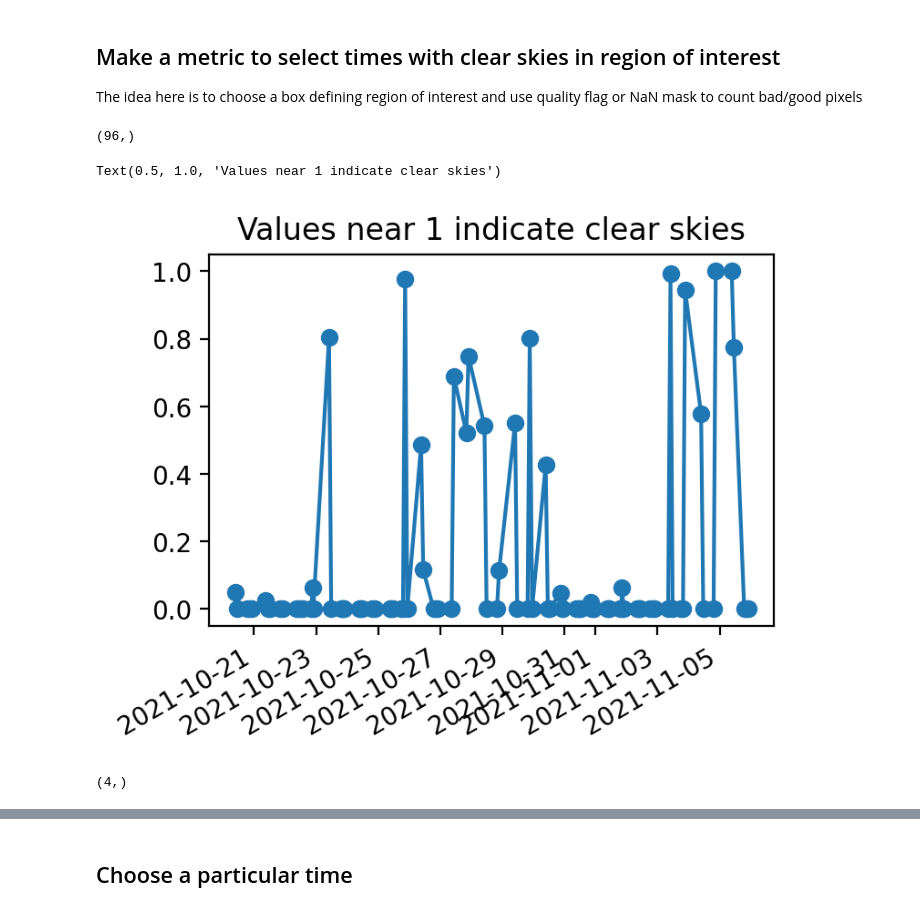
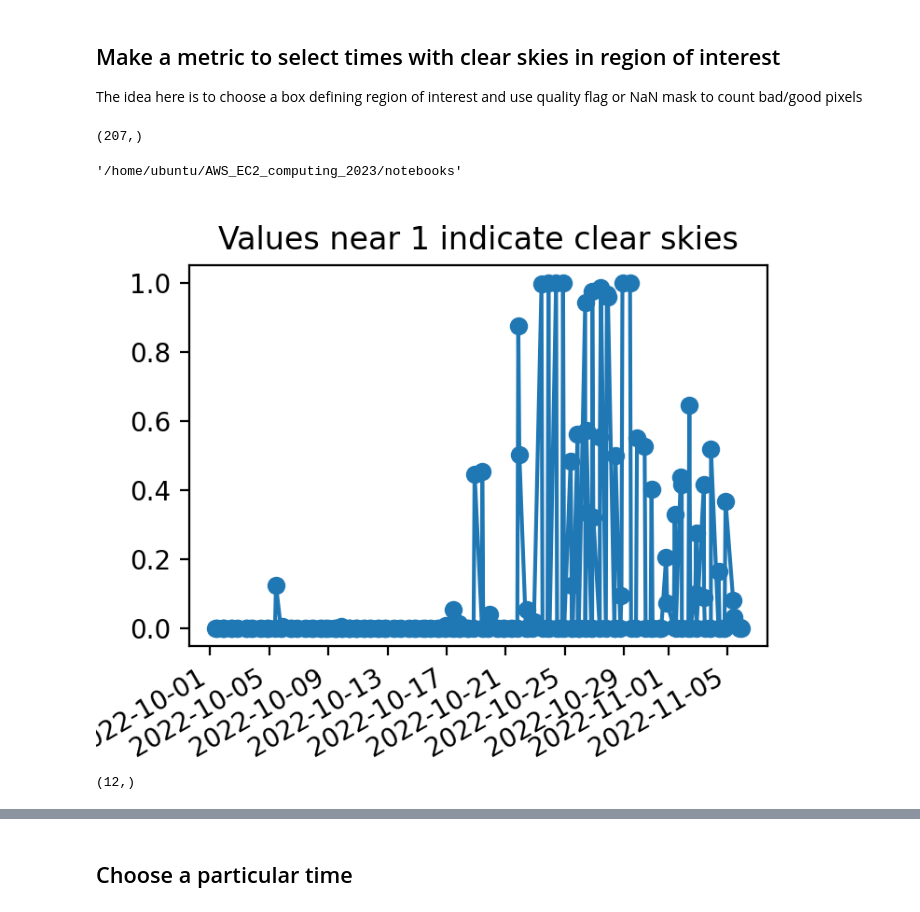
Before and after one commit to jtomfarrar/AWS_EC2_computing_2023, a Jupyter notebook: notebooks/find_VIIRS_SST.ipynb, the cells around one changed output, grey strips where cells are left out. Drawn from its saved outputs; the diff is of its cells as text; code cells hidden in the pictures.

```diff
--- a/notebooks/find_VIIRS_SST.ipynb
+++ b/notebooks/find_VIIRS_SST.ipynb
@@ -115,11 +120,18 @@ type(fs)
 s3fs.core.S3FileSystem
 # %%
 # Center location
-site = 'S-MODE'
+#site = 'S-MODE'
+site = 'S-MODE IOP1'
+#site = 'SPURS-1'
 
 if site == 'S-MODE':
     lon0 = -123.5
     lat0 = 37.5
+    dlon = 2.5 # half of box width in lon
+    dlat = 1.5 # half of box width in lat
+elif site == 'S-MODE IOP1':
+    lon0 = -124.5
+    lat0 = 37
     dlon = 2.5 # half of box width in lon
     dlat = 1.5 # half of box width in lat
 elif site == 'SPURS-2':
@@ -127,7 +139,7 @@ elif site == 'SPURS-2':
     lat0 = 10
     dlon = 1.5 # half of box width in lon
     dlat = 1.5 # half of box width in lat
-elif site == 'SPURS-2':
+elif site == 'SPURS-1':
     lon0 = -38
     lat0 = 25
     dlon = 1.5 # half of box width in lon
@@ -142,11 +154,14 @@ lat_max = lat0 + dlat
 if site == 'S-MODE':
     start_time = '2021-10-20T00:00:00Z'
     end_time = '2021-11-6T00:00:00Z'
+elif site == 'S-MODE IOP1':
+    start_time = '2022-10-01T00:00:00Z'#
+    end_time = '2022-11-6T00:00:00Z'
 elif site == 'SPURS-2':
-    start_time = '2016-8-20T00:00:00Z'
+    start_time = '2017-1-05T00:00:00Z'#'2016-8-20T00:00:00Z'
     end_time = '2017-11-6T00:00:00Z'
-elif site == 'SPURS-2':
-    start_time = '2012-9-15T00:00:00Z'
+elif site == 'SPURS-1':
+    start_time = '2012-12-15T00:00:00Z'#'2012-9-15T00:00:00Z'
     end_time = '2013-11-15T00:00:00Z'
 # %% [markdown]
 Maybe try these:
@@ -163,7 +178,8 @@ url = 'https://cmr.earthdata.nasa.gov/search/granules'
 concept_id = 'C2036880650-POCLOUD' #  MODIS
 concept_id = 'C2147478146-POCLOUD' #'C1996880725-POCLOUD' # VIIRS_NPP-OSPO-L2P-v2.61
 # concept_id = 'C2036877595-POCLOUD' # VIIRS_NPP-OSPO-L3U-v2.61
-concept_id = 'C2147488020-POCLOUD' #VIIRS_N20-STAR-L3U-v2.80
+concept_id = 'C2147488020-POCLOUD'; shortname= 'VIIRS_N20-STAR-L3U-v2.80'
+concept_id = 'C2147485059-POCLOUD'; shortname= 'VIIRS_NPP-STAR-L3U-v2.80'
 response = requests.get(url,
                         params={
                             'concept_id': concept_id,
@@ -257,5 +242,5 @@ file_list =  [fs.open(file) for file in granules_url2]
 # %%
-ds = xr.open_mfdataset(file_list,drop_variables=['dt_analysis','satellite_zenith_angle','sses_bias','wind speed']).sel(lon=slice(lon_min,lon_max), lat=slice(lat_max,lat_min))
+ds = xr.open_mfdataset(file_list,drop_variables=['dt_analysis','satellite_zenith_angle','sses_bias','wind_speed']).sel(lon=slice(lon_min,lon_max), lat=slice(lat_max,lat_min))
 # %%
 #  Plot the whole timeseries with hvplot
 
@@ -284,20 +269,27 @@ y2 = lat0 + dlat
 good_data = ds.sea_surface_temperature.sel(lat=slice(y2,y1), lon=slice(x1,x2)).notnull().mean({'lon','lat'})
 np.shape(good_data)
 # %% [output]
-(96,)
+(207,)
+# %%
+pwd
+# %% [output]
+'/home/ubuntu/AWS_EC2_computing_2023/notebooks'
 # %%
 fig = plt.figure(figsize=(4,3),dpi=200)
 plt.plot(good_data['time'],good_data,marker='o')
 fig.autofmt_xdate()
 plt.title('Values near 1 indicate clear skies')
+
+# Export figure
+if savefig:
+    plt.savefig(__figdir__+'good_data_' + shortname + '.' +plotfiletype,**savefig_args)
 # %% [output]
-Text(0.5, 1.0, 'Values near 1 indicate clear skies')
-[figure, old version]
+[figure, new version]
 # %%
-good_times = good_data['time'].where(good_data>0.95,drop=True)
+good_times = good_data['time'].where(good_data>0.8,drop=True)
 np.shape(good_times)
 # %% [output]
-(4,)
+(12,)
 # %%
 good_times[-1].values
 # %% [output]
```
Also changed, not shown: parts of 22 cells of this notebook, 2 other files.
